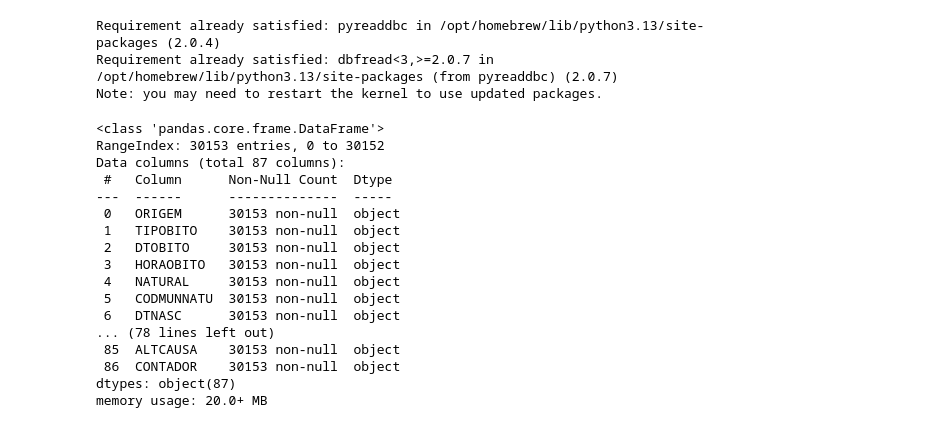
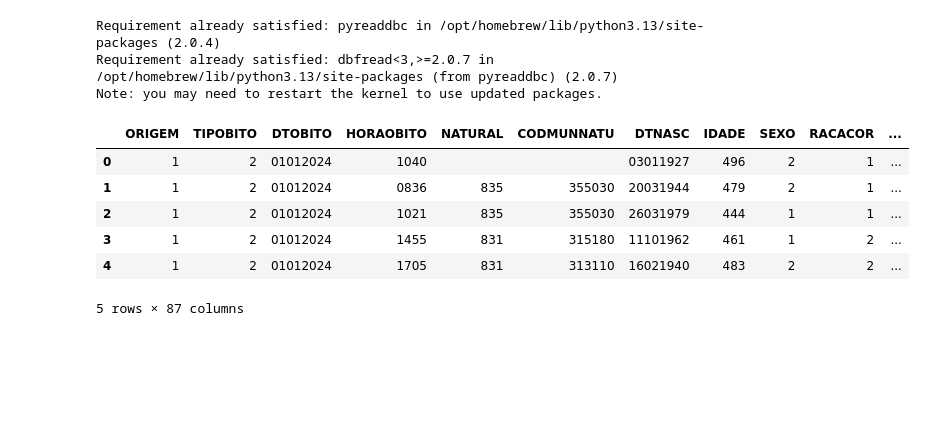
Before and after one commit to ufpbcdn/analise-dados, a Jupyter notebook: scripts/aula_read_sus.ipynb, the cells around one changed output. Cells and saved outputs as stored; diff of their text form; code cells hidden in the pictures; blank space fills up the shorter version.

```diff
--- a/scripts/aula_read_sus.ipynb
+++ b/scripts/aula_read_sus.ipynb
@@ -34,32 +279,27 @@ Note: you may need to restart the kernel to use updated packages.
 # %%
 import pyreaddbc.readdbc as r
 from dbfread import DBF
 
 datadir = '/Users/alessiotony/Downloads/'
-dbc_path = datadir + 'DOPB2024.dbc'
-dbf_path = datadir + 'DOPB2024.dbf'
+UF = 'SP'
+dbc_path = datadir + f'DO{UF}2024.dbc'
+dbf_path = datadir + f'DO{UF}2024.dbf'
 
+# Convert DBC to DBF
 r.dbc2dbf(dbc_path, dbf_path)
 
-table = DBF(str(dbf_path), load=True,
+# Read the DBF file
+table = DBF(dbf_path, load=True,
             char_decode_errors="ignore")
+
+# Convert to DataFrame
 df = pd.DataFrame(iter(table))
-df.info()
+df.head()
 # %% [output]
+|  | ORIGEM | TIPOBITO | DTOBITO | HORAOBITO | NATURAL | CODMUNNATU | DTNASC | IDADE | SEXO | RACACOR | ... |
+| 0 | 1 | 2 | 01012024 | 1040 |  |  | 03011927 | 496 | 2 | 1 | ... |
+| 1 | 1 | 2 | 01012024 | 0836 | 835 | 355030 | 20031944 | 479 | 2 | 1 | ... |
+| 2 | 1 | 2 | 01012024 | 1021 | 835 | 355030 | 26031979 | 444 | 1 | 1 | ... |
+| 3 | 1 | 2 | 01012024 | 1455 | 831 | 315180 | 11101962 | 461 | 1 | 2 | ... |
+| 4 | 1 | 2 | 01012024 | 1705 | 831 | 313110 | 16021940 | 483 | 2 | 2 | ... |
-<class 'pandas.core.frame.DataFrame'>
-RangeIndex: 30153 entries, 0 to 30152
-Data columns (total 87 columns):
- #   Column      Non-Null Count  Dtype
----  ------      --------------  -----
- 0   ORIGEM      30153 non-null  object
- 1   TIPOBITO    30153 non-null  object
- 2   DTOBITO     30153 non-null  object
- 3   HORAOBITO   30153 non-null  object
- 4   NATURAL     30153 non-null  object
- 5   CODMUNNATU  30153 non-null  object
- 6   DTNASC      30153 non-null  object
-... (78 lines left out)
- 85  ALTCAUSA    30153 non-null  object
- 86  CONTADOR    30153 non-null  object
-dtypes: object(87)
-memory usage: 20.0+ MB
+5 rows × 87 columns
```
Also changed, not shown: parts of 13 cells of this notebook, 1 other file.
